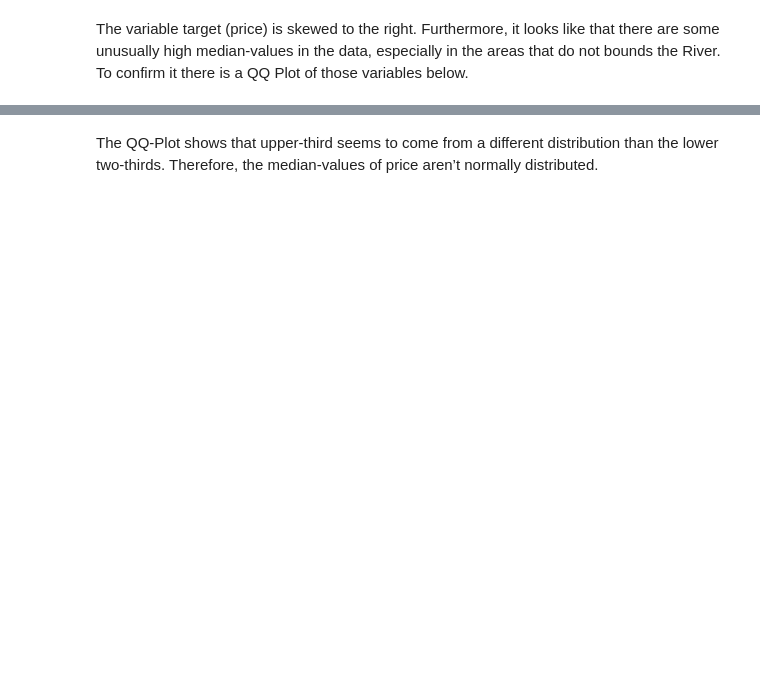
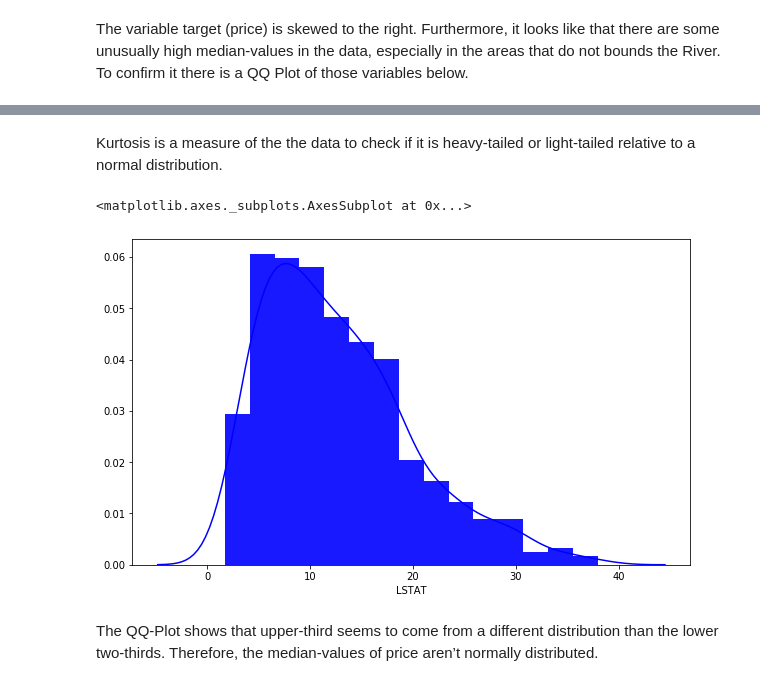
Before and after one commit to npradaschnor/machine-learning-project, a Jupyter notebook: Boston_House_Dataset.ipynb, the cells around one changed output, grey strips where cells are left out. Saved outputs shown, nothing was run; the diff lists cells and outputs as text; code cells hidden in the pictures; blank space fills up the shorter version.

```diff
--- a/Boston_House_Dataset.ipynb
+++ b/Boston_House_Dataset.ipynb
@@ -83,2 +197,9 @@ dt = pr.findobj(lambda x: hasattr(x, 'get_color') and x.get_color() == 'b')
+# %% [markdown]
+Kurtosis is a measure of the the data to check if it is heavy-tailed or light-tailed relative to a normal distribution.
+# %%
+sns.distplot(df_bsn['LSTAT'], kde = True, color = 'b', hist_kws={'alpha': 0.9})
+# %% [output]
+<matplotlib.axes._subplots.AxesSubplot at 0x...>
+[figure, added]
 # %% [markdown]
 The QQ-Plot shows that upper-third seems to come from a different distribution than the lower two-thirds.  Therefore, the median-values of price aren’t normally distributed.
```
Also changed, not shown: parts of 46 cells of this notebook.
